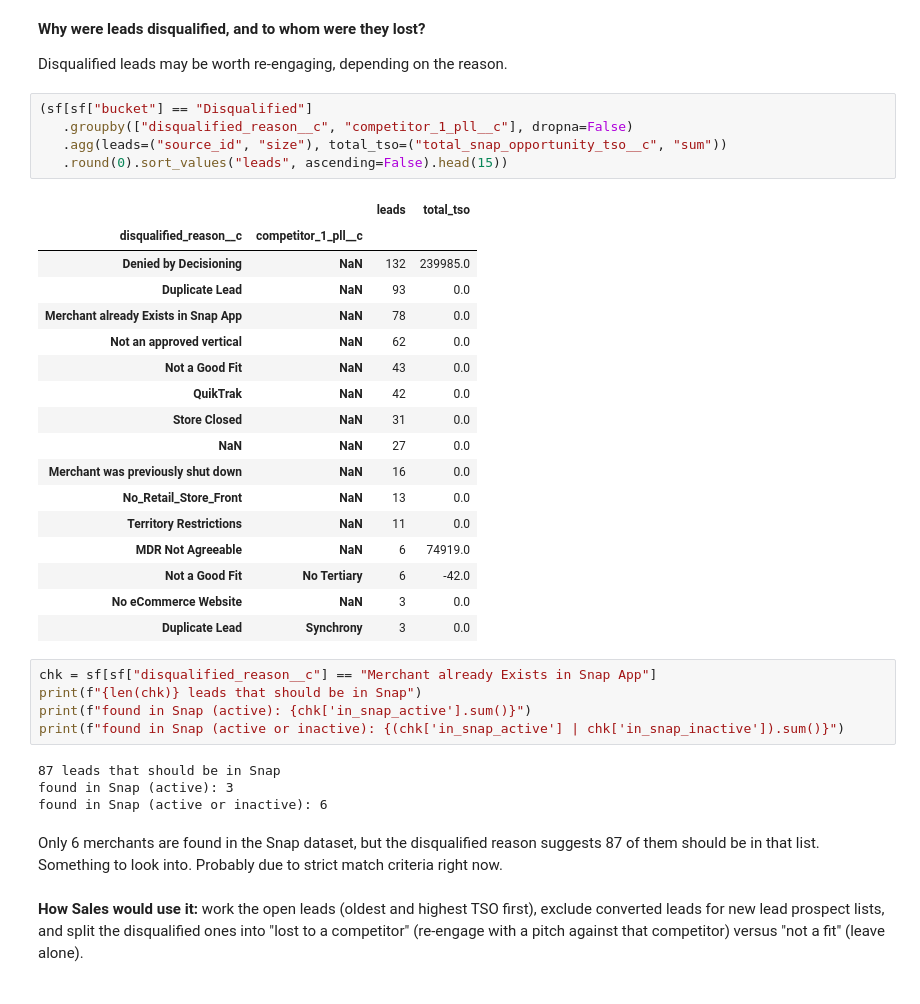
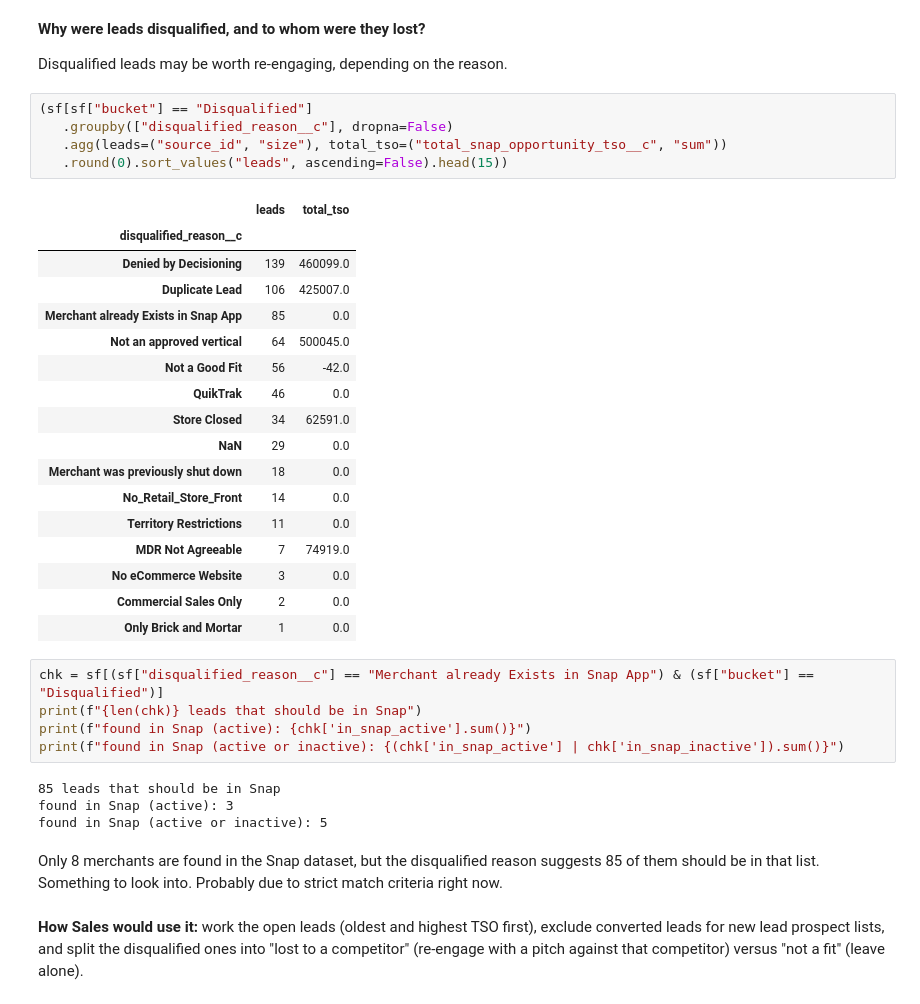
Before and after one commit to djf0512/snap-assessment, a Jupyter notebook: analysis/03_where_to_find_more.ipynb, the cells around one changed output. Cells and saved outputs as stored; diff of their text form.

Commit message:
update check on match

```diff
--- a/analysis/03_where_to_find_more.ipynb
+++ b/analysis/03_where_to_find_more.ipynb
@@ -477,38 +477,38 @@ Definitely need to make sure ones with potential opps (with tso) are being persu
 Disqualified leads may be worth re-engaging, depending on the reason.
 # %%
 (sf[sf["bucket"] == "Disqualified"]
-   .groupby(["disqualified_reason__c", "competitor_1_pll__c"], dropna=False)
+   .groupby(["disqualified_reason__c"], dropna=False)
    .agg(leads=("source_id", "size"), total_tso=("total_snap_opportunity_tso__c", "sum"))
    .round(0).sort_values("leads", ascending=False).head(15))
 # %% [output]
-|  |  | leads | total_tso |
-| disqualified_reason__c | competitor_1_pll__c |  |  |
-| Denied by Decisioning | NaN | 132 | 239985.0 |
-| Duplicate Lead | NaN | 93 | 0.0 |
-| Merchant already Exists in Snap App | NaN | 78 | 0.0 |
-| Not an approved vertical | NaN | 62 | 0.0 |
-| Not a Good Fit | NaN | 43 | 0.0 |
-| QuikTrak | NaN | 42 | 0.0 |
-| Store Closed | NaN | 31 | 0.0 |
-| NaN | NaN | 27 | 0.0 |
-| Merchant was previously shut down | NaN | 16 | 0.0 |
-| No_Retail_Store_Front | NaN | 13 | 0.0 |
-| Territory Restrictions | NaN | 11 | 0.0 |
-| MDR Not Agreeable | NaN | 6 | 74919.0 |
-| Not a Good Fit | No Tertiary | 6 | -42.0 |
-| No eCommerce Website | NaN | 3 | 0.0 |
-| Duplicate Lead | Synchrony | 3 | 0.0 |
+|  | leads | total_tso |
+| disqualified_reason__c |  |  |
+| Denied by Decisioning | 139 | 460099.0 |
+| Duplicate Lead | 106 | 425007.0 |
+| Merchant already Exists in Snap App | 85 | 0.0 |
+| Not an approved vertical | 64 | 500045.0 |
+| Not a Good Fit | 56 | -42.0 |
+| QuikTrak | 46 | 0.0 |
+| Store Closed | 34 | 62591.0 |
+| NaN | 29 | 0.0 |
+| Merchant was previously shut down | 18 | 0.0 |
+| No_Retail_Store_Front | 14 | 0.0 |
+| Territory Restrictions | 11 | 0.0 |
+| MDR Not Agreeable | 7 | 74919.0 |
+| No eCommerce Website | 3 | 0.0 |
+| Commercial Sales Only | 2 | 0.0 |
+| Only Brick and Mortar | 1 | 0.0 |
 # %%
-chk = sf[sf["disqualified_reason__c"] == "Merchant already Exists in Snap App"]
+chk = sf[(sf["disqualified_reason__c"] == "Merchant already Exists in Snap App") & (sf["bucket"] == "Disqualified")]
 print(f"{len(chk)} leads that should be in Snap")
 print(f"found in Snap (active): {chk['in_snap_active'].sum()}")
 print(f"found in Snap (active or inactive): {(chk['in_snap_active'] | chk['in_snap_inactive']).sum()}")
 # %% [output]
-87 leads that should be in Snap
+85 leads that should be in Snap
 found in Snap (active): 3
-found in Snap (active or inactive): 6
+found in Snap (active or inactive): 5
 # %% [markdown]
-Only 6 merchants are found in the Snap dataset, but the disqualified reason suggests 87 of them should be in that list. Something to look into. Probably due to strict match criteria right now.
+Only 8 merchants are found in the Snap dataset, but the disqualified reason suggests 85 of them should be in that list. Something to look into. Probably due to strict match criteria right now.
 # %% [markdown]
 **How Sales would use it:** work the open leads (oldest and highest TSO first), exclude converted leads for new lead prospect lists, and split the disqualified ones into "lost to a competitor" (re-engage with a pitch against that competitor) versus "not a fit" (leave alone).
 # %% [markdown]
```
Also changed, not shown: parts of 1 cell of this notebook, 1 other file.
